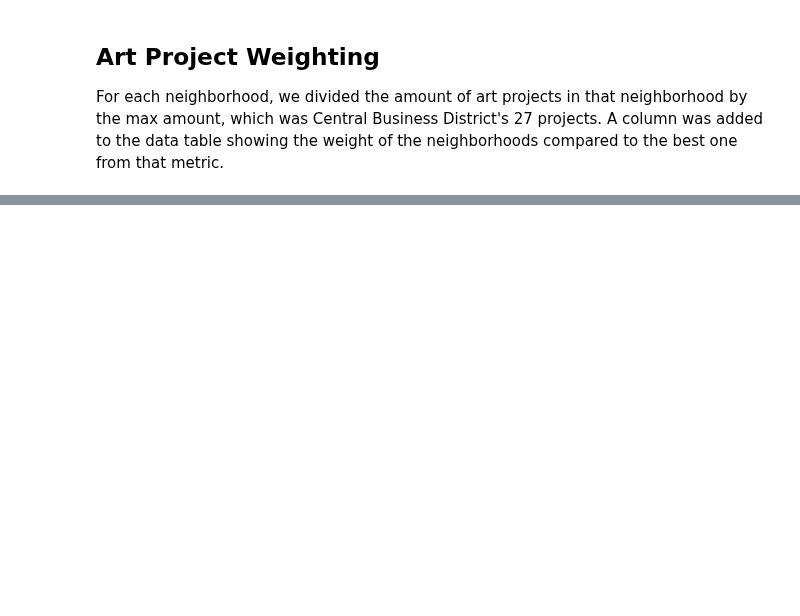
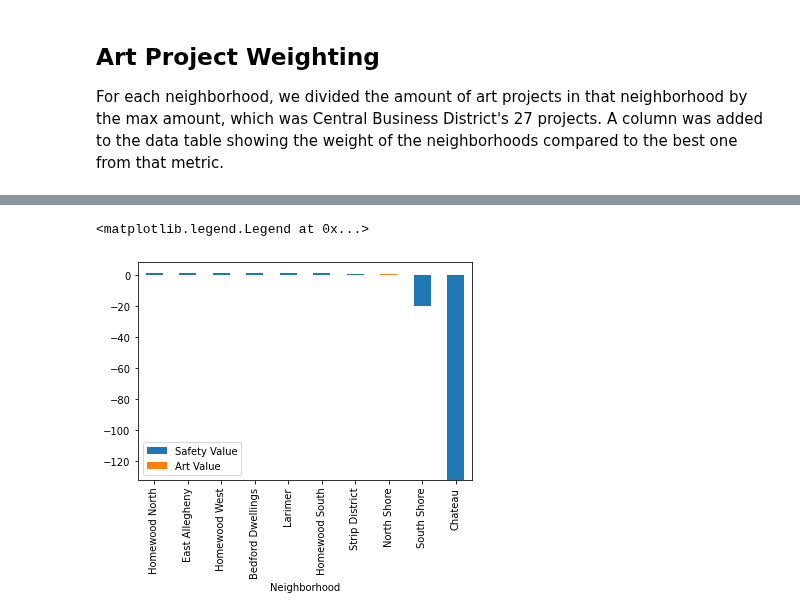
Before and after one commit to jrddp/Big-Ideas-Final-Project, a Jupyter notebook: combined.ipynb, the cells around one changed output, grey strips where cells are left out. Saved outputs shown, nothing was run; the diff lists cells and outputs as text; code cells hidden in the pictures; blank space fills up the shorter version.

```diff
--- a/combined.ipynb
+++ b/combined.ipynb
@@ -376,0 +224,5 @@ park
+# %%
+final_df[['SAFETY_RATING', 'ART_RATING']].tail(10).plot.bar(stacked=True, xlabel="Neighborhood").legend(["Safety Value", "Art Value"])
+# %% [output]
+<matplotlib.legend.Legend at 0x...>
+[figure, added]
```
Also changed, not shown: parts of 27 cells of this notebook.
